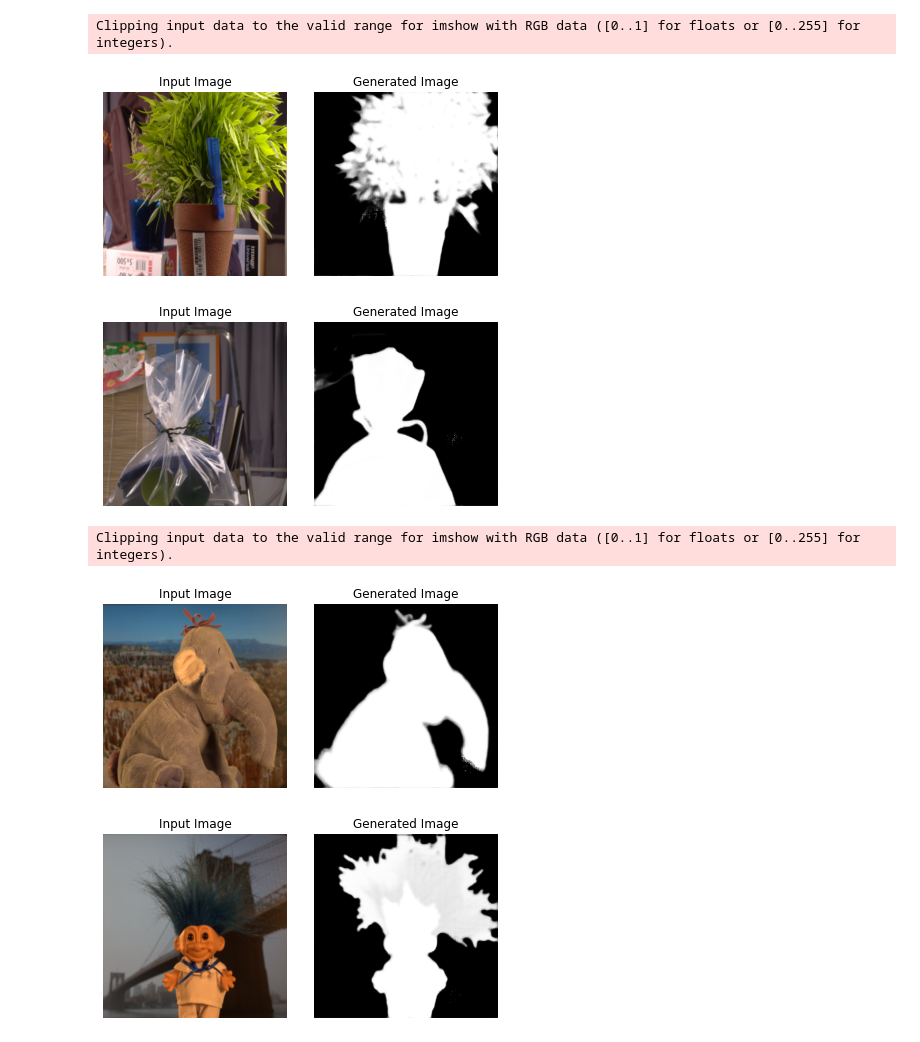
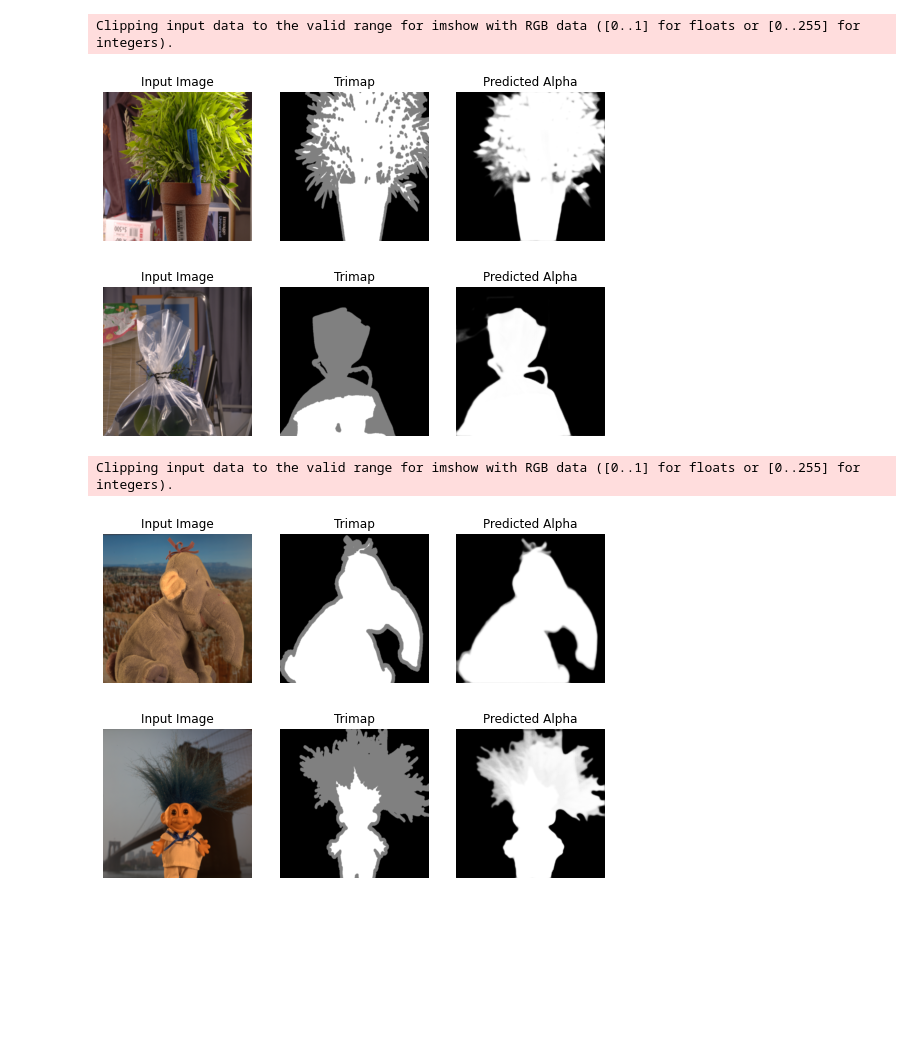
Before and after one commit to DhruvChittamuri7/AlphaGAN, a Jupyter notebook: eval.ipynb, the cells around one changed output. Saved outputs shown, nothing was run; the diff lists cells and outputs as text; code cells hidden in the pictures; blank space fills up the shorter version.

```diff
--- a/eval.ipynb
+++ b/eval.ipynb
@@ -90,19 +90,23 @@ for i, (image, tri_image, gt_image) in enumerate(train_loader):
         fake_alpha = generator(input_img)
 
     image_np = image.squeeze().to(device).numpy().transpose(1, 2, 0)
+    tri_np = tri_image.squeeze().to(device).numpy()
     fake_alpha_np = fake_alpha.squeeze().to(device).numpy()
     gt_np = gt_image.squeeze().to(device).numpy()
 
-    fig, axs = plt.subplots(1, 3, figsize=(9, 3))
+    fig, axs = plt.subplots(1, 4, figsize=(10, 2.5))
     axs[0].imshow(image_np)
     axs[0].set_title('Input Image')
     axs[0].axis('off')
-    axs[1].imshow(fake_alpha_np, cmap='gray')
-    axs[1].set_title('Generated Image')
+    axs[1].imshow(tri_np, cmap='gray')
+    axs[1].set_title('Trimap')
     axs[1].axis('off')
-    axs[2].imshow(gt_np, cmap='gray')
-    axs[2].set_title('Ground Truth')
+    axs[2].imshow(fake_alpha_np, cmap='gray')
+    axs[2].set_title('Predicted Alpha')
     axs[2].axis('off')
+    axs[3].imshow(gt_np, cmap='gray')
+    axs[3].set_title('Ground Truth Alpha')
+    axs[3].axis('off')
     plt.tight_layout()
     # plt.savefig(f"Results/Train/train{i+1}.pdf", bbox_inches="tight")
     plt.show()
@@ -121,32 +125,36 @@ Clipping input data to the valid range for imshow with RGB data ([0..1] for floa
 # %%
 # Test Results
 for i, (image, tri_image) in enumerate(test_loader):
     image = image.to(device)
     tri_image = tri_image.to(device)
 
     input_img = t.cat((image, tri_image), dim=1).to(device)
     with t.no_grad():
         fake_alpha = generator(input_img)
 
     image_np = image.squeeze().to(device).numpy().transpose(1, 2, 0)
+    tri_np = tri_image.squeeze().to(device).numpy()
     fake_alpha_np = fake_alpha.squeeze().to(device).numpy()
 
-    fig, axs = plt.subplots(1, 2, figsize=(6, 3))
+    fig, axs = plt.subplots(1, 3, figsize=(7.5, 2.5))
     axs[0].imshow(image_np)
     axs[0].set_title('Input Image')
     axs[0].axis('off')
-    axs[1].imshow(fake_alpha_np, cmap='gray')
-    axs[1].set_title('Generated Image')
+    axs[1].imshow(tri_np, cmap='gray')
+    axs[1].set_title('Trimap')
     axs[1].axis('off')
+    axs[2].imshow(fake_alpha_np, cmap='gray')
+    axs[2].set_title('Predicted Alpha')
+    axs[2].axis('off')
     plt.tight_layout()
     # plt.savefig(f"Results/Test/test{i+1}.pdf", bbox_inches="tight")
     plt.show()
     if i == num_to_show - 1:
         break
 # %% [output]
 Clipping input data to the valid range for imshow with RGB data ([0..1] for floats or [0..255] for integers).
-[figure, old version]
+[figure, new version]
-[figure, old version]
+[figure, new version]
 Clipping input data to the valid range for imshow with RGB data ([0..1] for floats or [0..255] for integers).
-[figure, old version]
+[figure, new version]
-[figure, old version]
+[figure, new version]
```
Also changed, not shown: parts of 3 cells of this notebook.
